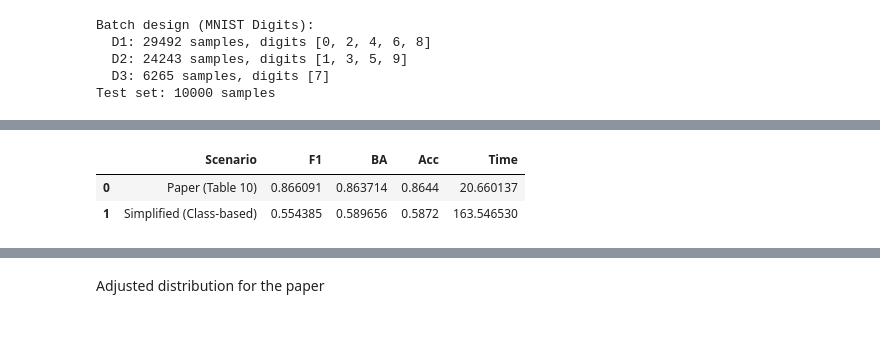
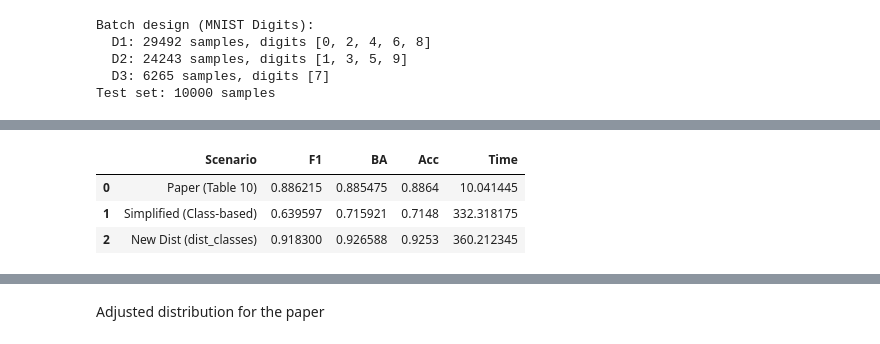
Before and after one commit to magda1231/ML_project, a Jupyter notebook: notebooks/02_learnpp_mnist_digits.ipynb, the cells around one changed output, grey strips where cells are left out. Saved outputs shown, nothing was run; the diff lists cells and outputs as text; code cells hidden in the pictures.

```diff
--- a/notebooks/02_learnpp_mnist_digits.ipynb
+++ b/notebooks/02_learnpp_mnist_digits.ipynb
@@ -103,13 +114,6 @@ class LearnPP:
             correct_init = (H_init == y).astype(float)
             w = w * (B_init ** correct_init)
 
-            # Safe normalization
-            sum_w_init = np.sum(w)
-            if sum_w_init < 1e-15:
-                w = np.ones(n_samples) / n_samples
-            else:
-                w = w / sum_w_init
-
         for t in range(self.T_k):
 
             for retry in range(self.max_retries):
@@ -164,12 +168,7 @@ class LearnPP:
             correct_H_t = (H_t_predictions == y).astype(float)
             w = w * (b_t ** correct_H_t)
 
-            # Safe normalization
-            sum_w_new = np.sum(w)
-            if sum_w_new < 1e-15:
-                w = np.ones(n_samples) / n_samples
-            else:
-                w = w / sum_w_new
+
 
 
     def predict(self, X):
@@ -464,8 +480,23 @@ import pandas as pd
 import numpy as np
 from sklearn.metrics import f1_score, balanced_accuracy_score, accuracy_score
 
-# --- HELPER FUNCTION ---
+X_train, y_train = X_mnist[:60000], y_mnist[:60000]
+X_test, y_test = X_mnist[60000:], y_mnist[60000:]
+
+
+
 def construct_batches_from_dist(X, y, distribution):
+    """
+    params:
+    X: Feature matrix (numpy array)
+    y: Labels (numpy array)
+    distribution: Dictionary or list
+
+
+    Constructs batches of data based on a specified class distribution.
+    It generates 4 batches, where each batch contains a specified number of samples from each class.
+
+    """
     batches_X = [[] for _ in range(4)]
     batches_y = [[] for _ in range(4)]
 
@@ -486,16 +517,21 @@ def construct_batches_from_dist(X, y, distribution):
             final_batches.append((X_b[perm], y_b[perm]))
     return final_batches
 
-# --- UPDATED EXPERIMENT RUNNER (Now accepts data as arguments) ---
+# This function runs the Learn++ experiment on a given set of batches and evaluates the performance on the test set.
 def run_learnpp_experiment(X_train, y_train, X_test, y_test, batches):
     start = time.time()
-    # Zakładam, że LearnPP i make_paper_learner są już zaimportowane w Twoim notatniku
+
+    # Inicjalizacja modelu
     learner = LearnPP(base_learner_factory=make_paper_learner, T_k=10)
+
+    # incremental training on batches
     for X_batch, y_batch in batches:
         learner.partial_fit(X_batch, y_batch)
     end = time.time()
 
+    # evaluation on the test set
     y_pred = learner.predict(X_test)
+
     return {
         "F1": f1_score(y_test, y_pred, average='weighted'),
         "BA": balanced_accuracy_score(y_test, y_pred),
@@ -503,7 +539,8 @@ def run_learnpp_experiment(X_train, y_train, X_test, y_test, batches):
         "Time": end - start
     }
 
-# --- DEFINICJA DYSTRYBUCJI ---
+#---DIFFERENT DISTRIBUTIONS---
+#distribution from article (table 10)
 ocr_distribution = {
     0: [100,  50,  50,  25], 1: [  0, 150,  50,   0],
     2: [100,  50,  50,  25], 3: [  0, 150,  50,  25],
@@ -511,30 +548,48 @@ ocr_distribution = {
     6: [100,  50,   0, 100], 7: [  0,   0, 150,  50],
     8: [100,   0,   0, 150], 9: [  0,  50, 100,  50]
 }
-batch_classes = [[0, 2, 4, 6], [1, 3, 5], [7, 8, 9]]
+#distribution
 
-# --- URUCHOMIENIE (Upewnij się, że masz zdefiniowane X_train, y_train, X_test, y_test) ---
-# Przygotowanie batchy
-X_train, y_train = X_mnist[:60000], y_mnist[:60000]
-X_test, y_test = X_mnist[60000:], y_mnist[60000:]
+#own introduction of new classes
+batch_classes_simple = [
+    [0, 2, 4, 6],
+    [0, 1, 2, 3, 4, 5, 6], # Mix of new and old classes
+    [0, 1, 2, 3, 4, 5, 6, 7, 8, 9] # All classes
+]
+#distribution of classes, with the same sequence of introducing new classes in the article
+batch_classes_dist = [[0, 2, 4, 6, 8], [0, 2, 4, 6, 8, 1, 3, 5, 9], [0, 2, 4, 6, 8, 1, 3, 5, 9, 7]]
+
+
+# Batch preparation from article (table 10)
 batches_table_10 = construct_batches_from_dist(X_train, y_train, ocr_distribution)
 
+#batch preparation for own sequence of introduction of new classes
 batches_simple = []
-for classes in batch_classes:
+for classes in batch_classes_simple:
     mask = np.isin(y_train, classes)
     batches_simple.append((X_train[mask], y_train[mask]))
 
-# Uruchomienie eksperymentów z przekazaniem danych do funkcji
+#batch preparation for distribution of classes, with the same sequence of introducing new classes in the article
+batches_dist = []
+for classes in batch_classes_dist:
+    mask = np.isin(y_train, classes)
+    batches_dist.append((X_train[mask], y_train[mask]))
+
+# --- URUCHOMIENIE EKSPERYMENTÓW ---
 print("Running Paper Distribution (Table 10)...")
 res_table_10 = run_learnpp_experiment(X_train, y_train, X_test, y_test, batches_table_10)
 
 print("Running Simplified Class Distribution...")
 res_simple = run_learnpp_experiment(X_train, y_train, X_test, y_test, batches_simple)
 
-# --- DISPLAY COMPARISON ---
+print("Running New Dist (dist_classes)...")
+res_dist = run_learnpp_experiment(X_train, y_train, X_test, y_test, batches_dist)
+
+# RESULTS
 comparison_data = [
     {"Scenario": "Paper (Table 10)", **res_table_10},
-    {"Scenario": "Simplified (Class-based)", **res_simple}
+    {"Scenario": "Simplified (Class-based)", **res_simple},
+    {"Scenario": "New Dist (dist_classes)", **res_dist}
 ]
 
 df_comp = pd.DataFrame(comparison_data)
@@ -545,3 +601,4 @@ Running Simplified Class Distribution...
 |  | Scenario | F1 | BA | Acc | Time |
-| 0 | Paper (Table 10) | 0.866091 | 0.863714 | 0.8644 | 20.660137 |
-| 1 | Simplified (Class-based) | 0.554385 | 0.589656 | 0.5872 | 163.546530 |
+| 0 | Paper (Table 10) | 0.886215 | 0.885475 | 0.8864 | 10.041445 |
+| 1 | Simplified (Class-based) | 0.639597 | 0.715921 | 0.7148 | 332.318175 |
+| 2 | New Dist (dist_classes) | 0.918300 | 0.926588 | 0.9253 | 360.212345 |
```
Also changed, not shown: parts of 38 cells of this notebook.
